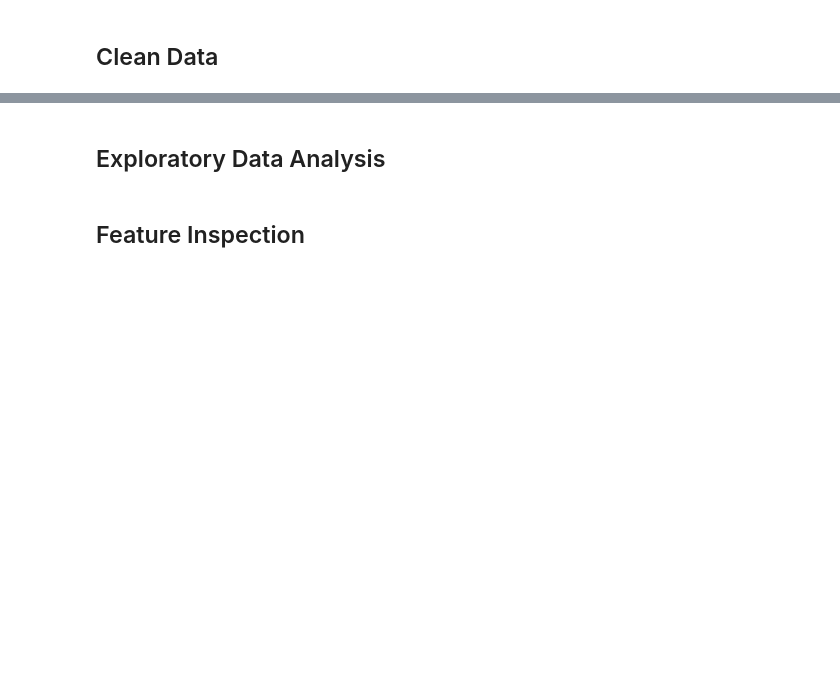
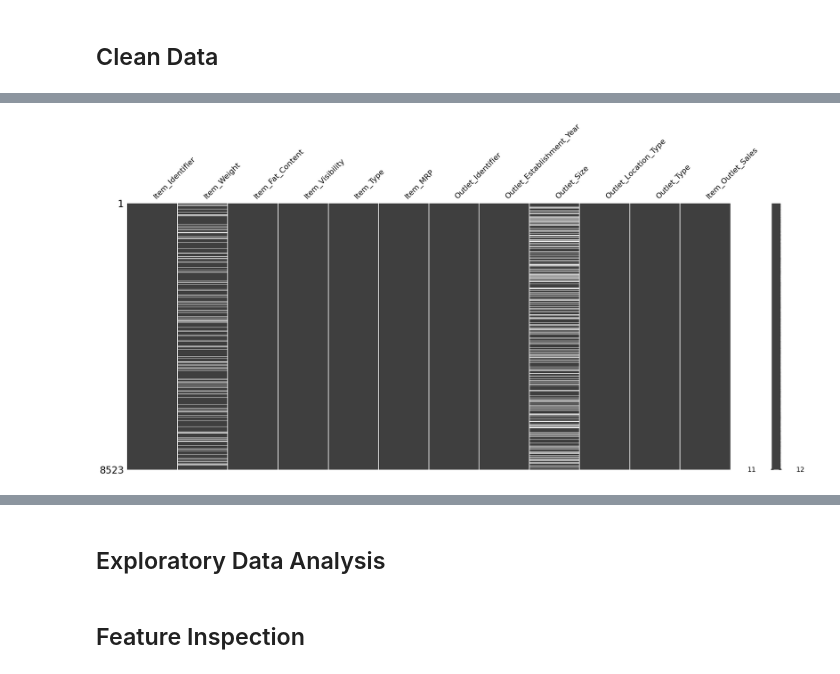
Before and after one commit to ainejerry/sales-prediction, a Jupyter notebook: sales_prediction.ipynb, the cells around one changed output, grey strips where cells are left out. Saved outputs shown, nothing was run; the diff lists cells and outputs as text; code cells hidden in the pictures; blank space fills up the shorter version.

```diff
--- a/sales_prediction.ipynb
+++ b/sales_prediction.ipynb
@@ -10,0 +17,6 @@
+# %%
+#loading pandas
+import pandas as pd
+y='/content/drive/MyDrive/Colab Notebooks/sales_predictions_2023.csv'
+df=pd.read_csv(y)
+df
@@ -12,0 +94,8 @@
+# %%
+#importing missingno to visualize the null values
+import missingno as msno
+msno.matrix(df);
+#Item_Weight
+#Outlet_Size
+# %% [output]
+[figure, added]
```
Also changed, not shown: parts of 15 cells of this notebook.
